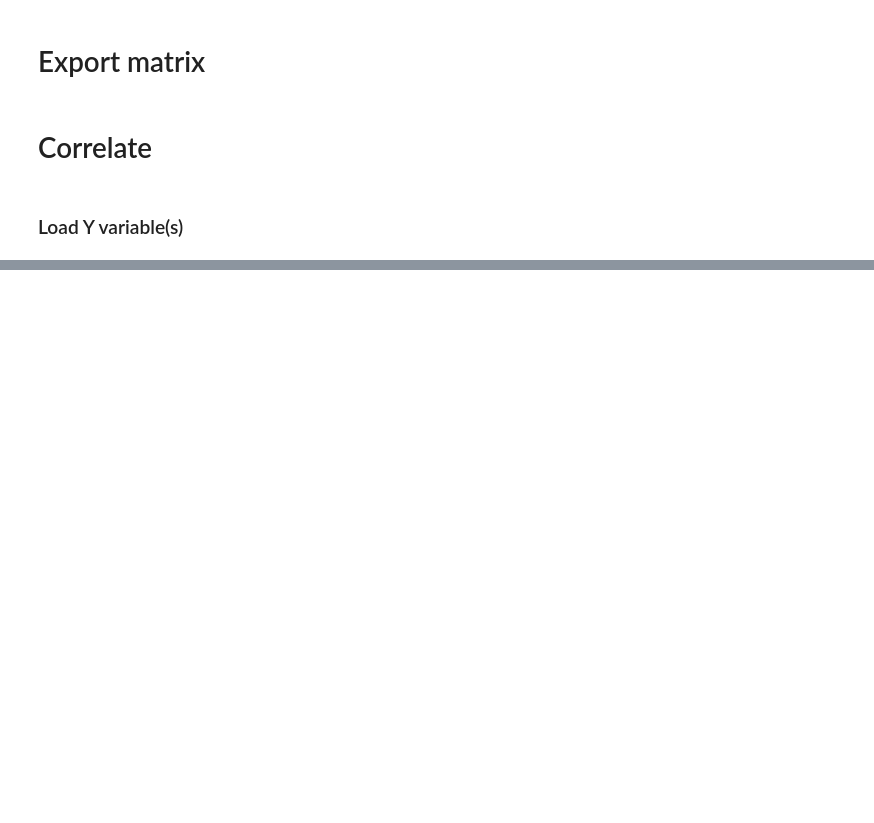
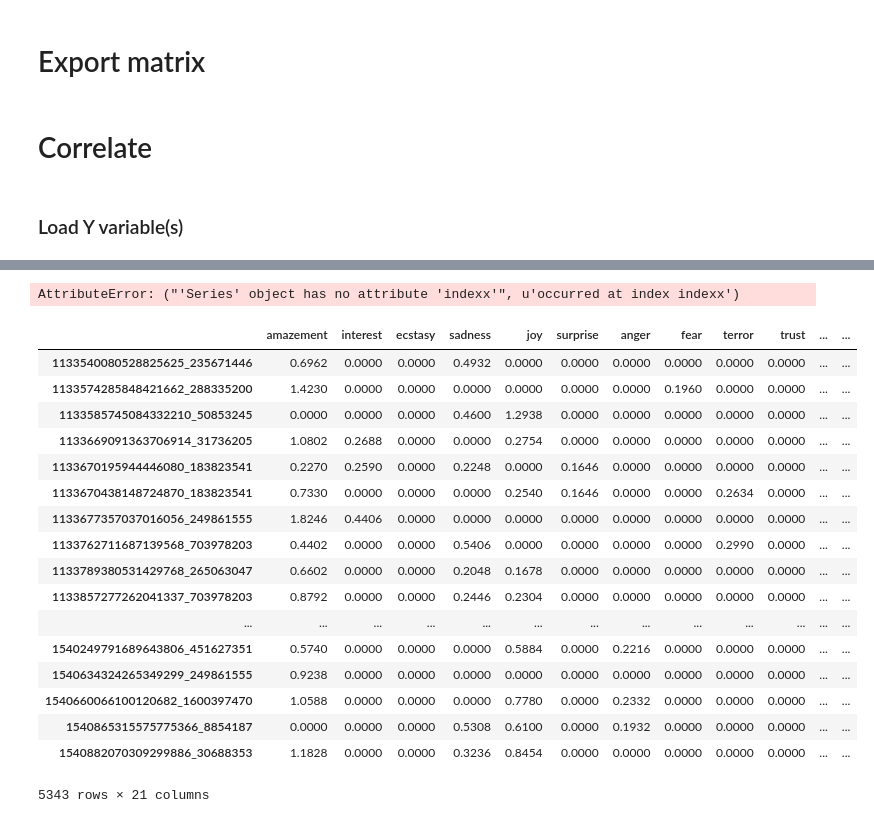
Before and after one commit to taxipapak/Marketing_Case, a Jupyter notebook: ANP feature engineering.ipynb, the cells around one changed output, grey strips where cells are left out. Drawn from its saved outputs; the diff is of its cells as text; code cells hidden in the pictures; blank space fills up the shorter version.

```diff
--- a/ANP feature engineering.ipynb
+++ b/ANP feature engineering.ipynb
@@ -251,3 +375,28 @@ anp_final.merge(PERMA_df,on='image_id')
+# %%
+anp_final2.apply(lambda x: get_img_weight[x.indexx])
+# %% [output]
+AttributeError: ("'Series' object has no attribute 'indexx'", u'occurred at index indexx')
+# %%
+anp_final.apply(lambda x: x*2)
+# %% [output]
+|  | amazement | interest | ecstasy | sadness | joy | surprise | anger | fear | terror | trust | ... | ... |
+| 1133540080528825625_235671446 | 0.6962 | 0.0000 | 0.0000 | 0.4932 | 0.0000 | 0.0000 | 0.0000 | 0.0000 | 0.0000 | 0.0000 | ... | ... |
+| 1133574285848421662_288335200 | 1.4230 | 0.0000 | 0.0000 | 0.0000 | 0.0000 | 0.0000 | 0.0000 | 0.1960 | 0.0000 | 0.0000 | ... | ... |
+| 1133585745084332210_50853245 | 0.0000 | 0.0000 | 0.0000 | 0.4600 | 1.2938 | 0.0000 | 0.0000 | 0.0000 | 0.0000 | 0.0000 | ... | ... |
+| 1133669091363706914_31736205 | 1.0802 | 0.2688 | 0.0000 | 0.0000 | 0.2754 | 0.0000 | 0.0000 | 0.0000 | 0.0000 | 0.0000 | ... | ... |
+| 1133670195944446080_183823541 | 0.2270 | 0.2590 | 0.0000 | 0.2248 | 0.0000 | 0.1646 | 0.0000 | 0.0000 | 0.0000 | 0.0000 | ... | ... |
+| 1133670438148724870_183823541 | 0.7330 | 0.0000 | 0.0000 | 0.0000 | 0.2540 | 0.1646 | 0.0000 | 0.0000 | 0.2634 | 0.0000 | ... | ... |
+| 1133677357037016056_249861555 | 1.8246 | 0.4406 | 0.0000 | 0.0000 | 0.0000 | 0.0000 | 0.0000 | 0.0000 | 0.0000 | 0.0000 | ... | ... |
+| 1133762711687139568_703978203 | 0.4402 | 0.0000 | 0.0000 | 0.5406 | 0.0000 | 0.0000 | 0.0000 | 0.0000 | 0.2990 | 0.0000 | ... | ... |
+| 1133789380531429768_265063047 | 0.6602 | 0.0000 | 0.0000 | 0.2048 | 0.1678 | 0.0000 | 0.0000 | 0.0000 | 0.0000 | 0.0000 | ... | ... |
+| 1133857277262041337_703978203 | 0.8792 | 0.0000 | 0.0000 | 0.2446 | 0.2304 | 0.0000 | 0.0000 | 0.0000 | 0.0000 | 0.0000 | ... | ... |
+| ... | ... | ... | ... | ... | ... | ... | ... | ... | ... | ... | ... | ... |
+| 1540249791689643806_451627351 | 0.5740 | 0.0000 | 0.0000 | 0.0000 | 0.5884 | 0.0000 | 0.2216 | 0.0000 | 0.0000 | 0.0000 | ... | ... |
+| 1540634324265349299_249861555 | 0.9238 | 0.0000 | 0.0000 | 0.0000 | 0.0000 | 0.0000 | 0.0000 | 0.0000 | 0.0000 | 0.0000 | ... | ... |
+| 1540660066100120682_1600397470 | 1.0588 | 0.0000 | 0.0000 | 0.0000 | 0.7780 | 0.0000 | 0.2332 | 0.0000 | 0.0000 | 0.0000 | ... | ... |
+| 1540865315575775366_8854187 | 0.0000 | 0.0000 | 0.0000 | 0.5308 | 0.6100 | 0.0000 | 0.1932 | 0.0000 | 0.0000 | 0.0000 | ... | ... |
+| 1540882070309299886_30688353 | 1.1828 | 0.0000 | 0.0000 | 0.3236 | 0.8454 | 0.0000 | 0.0000 | 0.0000 | 0.0000 | 0.0000 | ... | ... |
+5343 rows × 21 columns
 # %%
 import seaborn as sns
 # %%
```
Also changed, not shown: parts of 26 cells of this notebook.
